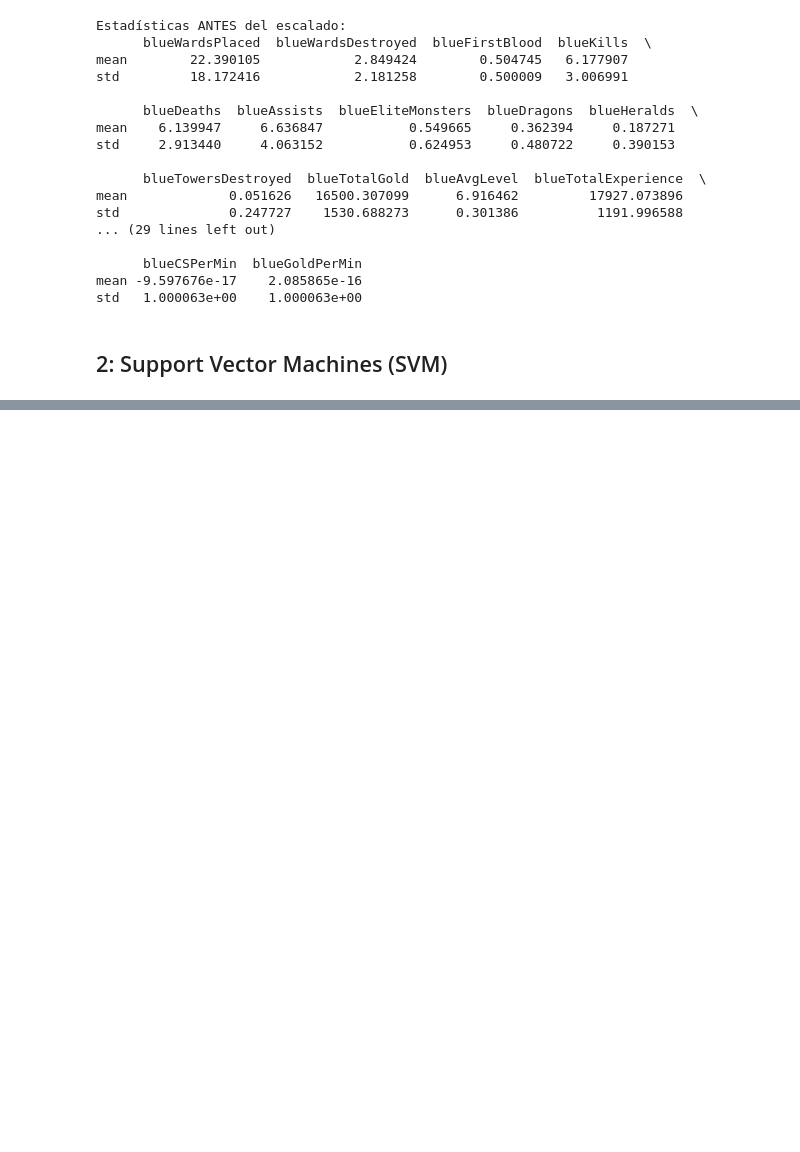
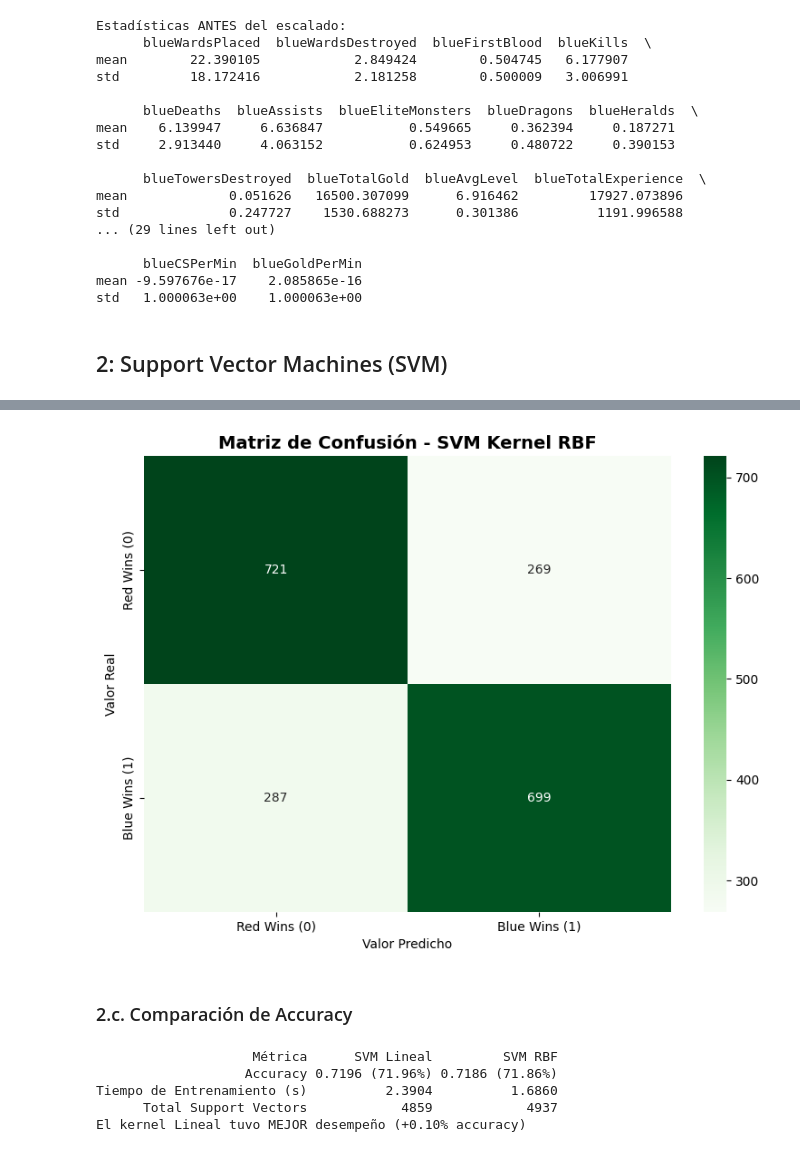
Before and after one commit to DavidDominguez-11/AI-LAB3, a Jupyter notebook: task3.ipynb, the cells around one changed output, grey strips where cells are left out. Drawn from its saved outputs; the diff is of its cells as text; code cells hidden in the pictures; blank space fills up the shorter version.

```diff
--- a/task3.ipynb
+++ b/task3.ipynb
@@ -317,0 +388,31 @@ std   1.000063e+00    1.000063e+00
+# %%
+# Crear el modelo SVM con kernel RBF
+# gamma='scale': gamma = 1 / (n_features * X.var())
+svm_rbf = SVC(kernel='rbf', C=1.0, gamma='scale', random_state=42)
+
+# Entrenar el modelo
+start_time = time.time()
+svm_rbf.fit(X_train_scaled, y_train)
+training_time_rbf = time.time() - start_time
+
+print(f"Tiempo de entrenamiento: {training_time_rbf:.4f} segundos")
+print(f"Número de support vectors: {svm_rbf.n_support_}")
+print(f"  - Clase 0 (Red Wins): {svm_rbf.n_support_[0]} support vectors")
+print(f"  - Clase 1 (Blue Wins): {svm_rbf.n_support_[1]} support vectors")
+print(f"Total de support vectors: {sum(svm_rbf.n_support_)}")
+
+# Hacer predicciones
+y_pred_rbf = svm_rbf.predict(X_test_scaled)
+
+# Calcular accuracy
+accuracy_rbf = accuracy_score(y_test, y_pred_rbf)
+print(f"\nAccuracy en Test Set: {accuracy_rbf:.4f} ({accuracy_rbf*100:.2f}%)")
+
+# Matriz de confusión
+cm_rbf = confusion_matrix(y_test, y_pred_rbf)
+print("\nMatriz de Confusión:")
+print(cm_rbf)
+
+# Reporte de clasificación
+print("\nReporte de Clasificación:")
+print(classification_report(y_test, y_pred_rbf, target_names=['Red Wins (0)', 'Blue Wins (1)']))
@@ -317,0 +437,48 @@ std   1.000063e+00    1.000063e+00
+# %%
+# Visualizar la matriz de confusión
+plt.figure(figsize=(8, 6))
+sns.heatmap(cm_rbf, annot=True, fmt='d', cmap='Greens',
+            xticklabels=['Red Wins (0)', 'Blue Wins (1)'],
+            yticklabels=['Red Wins (0)', 'Blue Wins (1)'])
+plt.title('Matriz de Confusión - SVM Kernel RBF', fontsize=14, fontweight='bold')
+plt.ylabel('Valor Real')
+plt.xlabel('Valor Predicho')
+plt.tight_layout()
+plt.show()
+# %% [output]
+[figure, added]
+# %% [markdown]
+### 2.c. Comparación de Accuracy
+# %%
+# Crear DataFrame comparativo
+comparison_df = pd.DataFrame({
+    'Métrica': ['Accuracy', 'Tiempo de Entrenamiento (s)', 'Total Support Vectors'],
+    'SVM Lineal': [
+        f'{accuracy_linear:.4f} ({accuracy_linear*100:.2f}%)',
+        f'{training_time_linear:.4f}',
+        sum(svm_linear.n_support_)
+    ],
+    'SVM RBF': [
+        f'{accuracy_rbf:.4f} ({accuracy_rbf*100:.2f}%)',
+        f'{training_time_rbf:.4f}',
+        sum(svm_rbf.n_support_)
+    ]
+})
+
+print(comparison_df.to_string(index=False))
+
+# Determinar cuál modelo es mejor
+if accuracy_rbf > accuracy_linear:
+    diff = (accuracy_rbf - accuracy_linear) * 100
+    print(f"El kernel RBF tuvo MEJOR desempeño (+{diff:.2f}% accuracy)")
+elif accuracy_rbf < accuracy_linear:
+    diff = (accuracy_linear - accuracy_rbf) * 100
+    print(f"El kernel Lineal tuvo MEJOR desempeño (+{diff:.2f}% accuracy)")
+else:
+    print("Ambos kernels tuvieron el MISMO desempeño")
+# %% [output]
+                    Métrica      SVM Lineal         SVM RBF
+                   Accuracy 0.7196 (71.96%) 0.7186 (71.86%)
+Tiempo de Entrenamiento (s)          2.3904          1.6860
+      Total Support Vectors            4859            4937
+El kernel Lineal tuvo MEJOR desempeño (+0.10% accuracy)
```
Also changed, not shown: parts of 8 cells of this notebook.
